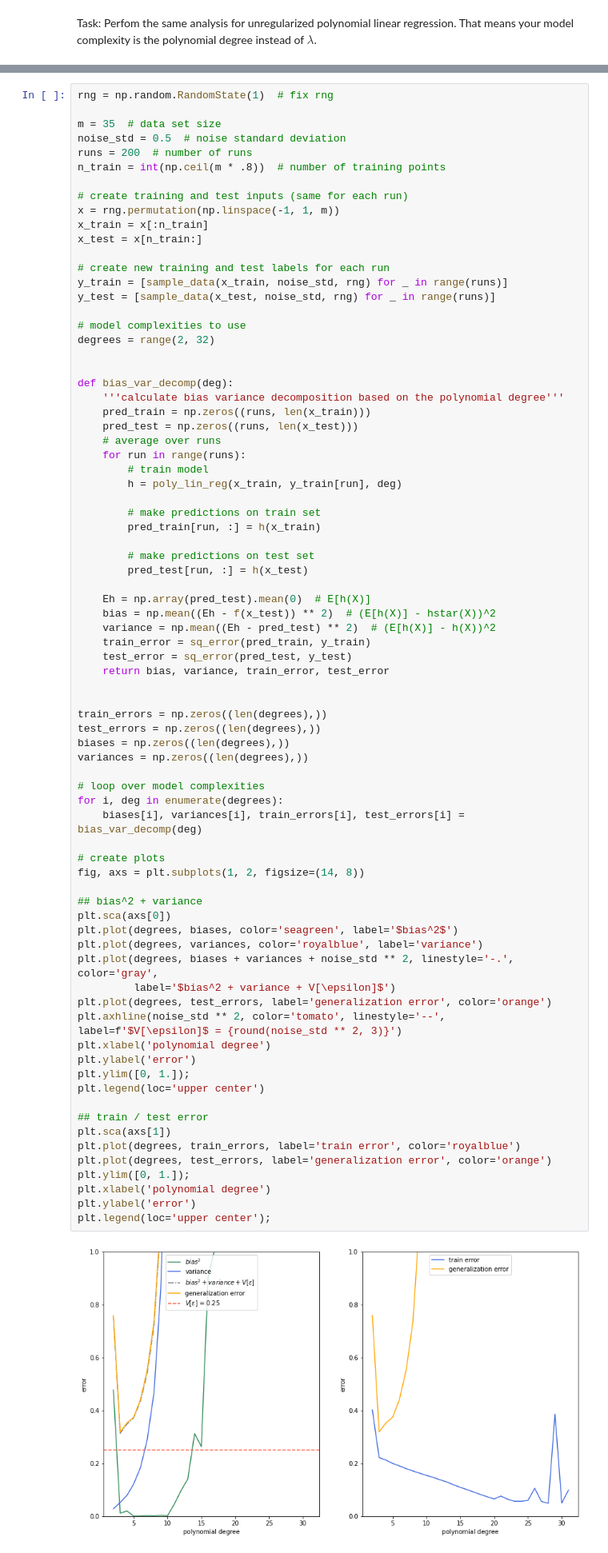
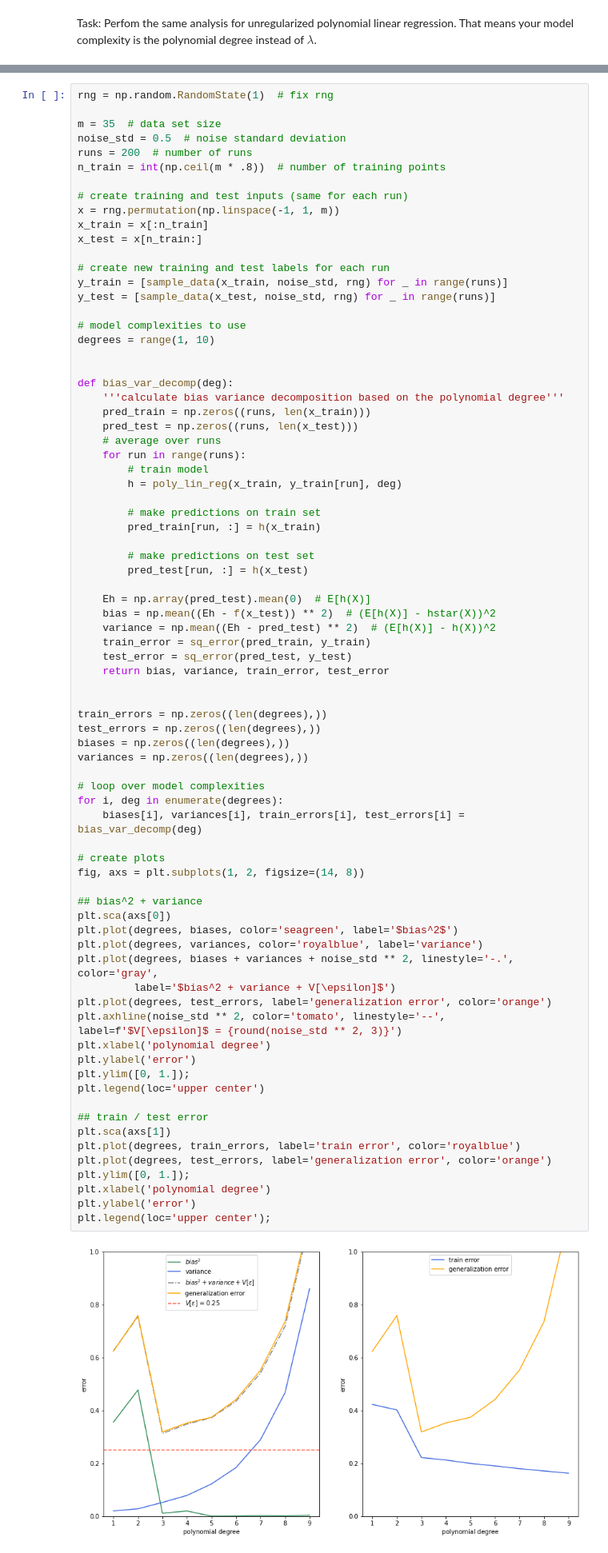
Before and after one commit to leogaube/Introduction-to-Machine-Learning, a Jupyter notebook: PM03/03.2 bias-variance-decomposition.ipynb, the cells around one changed output, grey strips where cells are left out. Shown at 80% size. Saved outputs shown, nothing was run; the diff lists cells and outputs as text.

```diff
--- a/PM03/03.2 bias-variance-decomposition.ipynb
+++ b/PM03/03.2 bias-variance-decomposition.ipynb
@@ -235,7 +235,7 @@ y_train = [sample_data(x_train, noise_std, rng) for _ in range(runs)]
 y_test = [sample_data(x_test, noise_std, rng) for _ in range(runs)]
 
 # model complexities to use
-degrees = range(2, 32)
+degrees = range(1, 10)
 
 
 def bias_var_decomp(deg):
@@ -268,31 +268,31 @@ variances = np.zeros((len(degrees),))
 
 # loop over model complexities
 for i, deg in enumerate(degrees):
     biases[i], variances[i], train_errors[i], test_errors[i] = bias_var_decomp(deg)
 
 # create plots
 fig, axs = plt.subplots(1, 2, figsize=(14, 8))
 
 ## bias^2 + variance
 plt.sca(axs[0])
 plt.plot(degrees, biases, color='seagreen', label='$bias^2$')
 plt.plot(degrees, variances, color='royalblue', label='variance')
 plt.plot(degrees, biases + variances + noise_std ** 2, linestyle='-.', color='gray',
          label='$bias^2 + variance + V[\epsilon]$')
 plt.plot(degrees, test_errors, label='generalization error', color='orange')
 plt.axhline(noise_std ** 2, color='tomato', linestyle='--', label=f'$V[\epsilon]$ = {round(noise_std ** 2, 3)}')
 plt.xlabel('polynomial degree')
 plt.ylabel('error')
 plt.ylim([0, 1.]);
 plt.legend(loc='upper center')
 
 ## train / test error
 plt.sca(axs[1])
 plt.plot(degrees, train_errors, label='train error', color='royalblue')
 plt.plot(degrees, test_errors, label='generalization error', color='orange')
 plt.ylim([0, 1.]);
 plt.xlabel('polynomial degree')
 plt.ylabel('error')
 plt.legend(loc='upper center');
 # %% [output]
-[figure, old version]
+[figure, new version]
```
Also changed, not shown: 2 other files.
